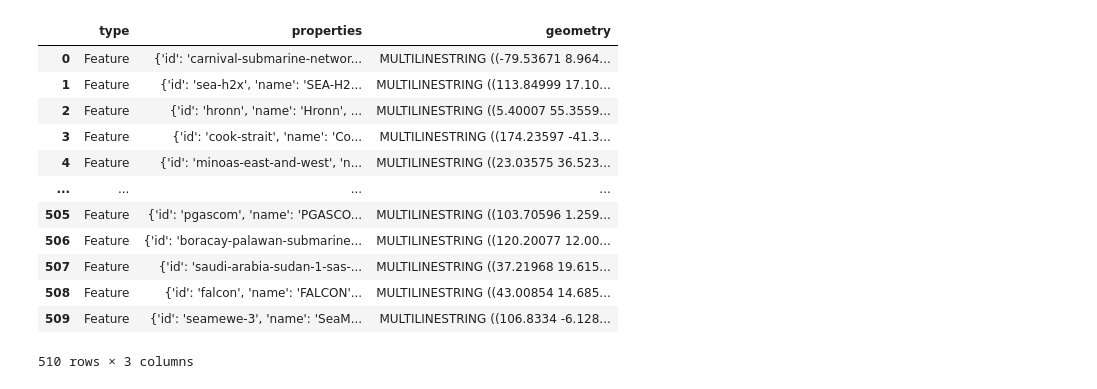
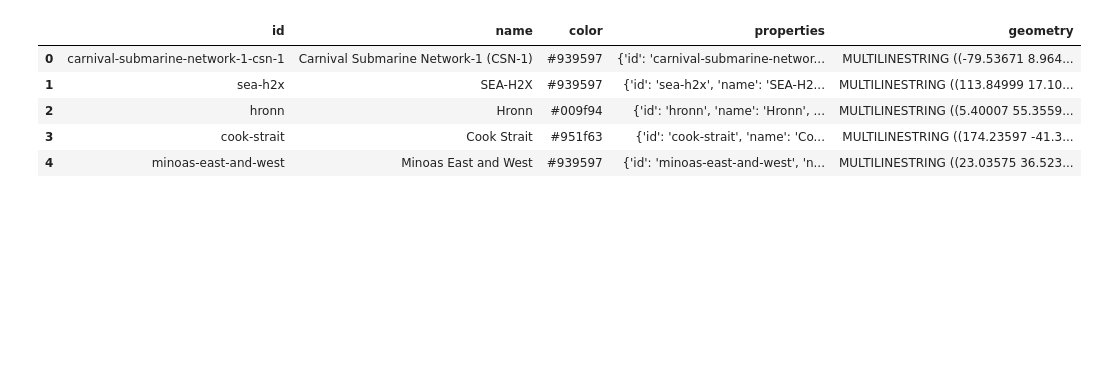
Before and after one commit to kovy21/qc-dsai, a Jupyter notebook: peter.ipynb, the cells around one changed output. Saved outputs shown, nothing was run; the diff lists cells and outputs as text; code cells hidden in the pictures; blank space fills up the shorter version.

Commit message:
Graph representation of data

```diff
--- a/peter.ipynb
+++ b/peter.ipynb
@@ -35,42 +30,40 @@ df_undersea
 # %%
 import geopandas as gpd
+
+# Geo-enrichment of the data
+
+gdf_undersea = df_undersea.copy(deep=False)
 
 name_list = []
 id_list = []
 color_list = []
 
 for i in df_undersea.index:
     name_i = df_undersea.loc[i].properties["name"]
     name_list.append(name_i)
     id_i = df_undersea.loc[i].properties["id"]
     id_list.append(id_i)
     color_i = df_undersea.loc[i].properties["color"]
     color_list.append(color_i)
 
 gdf_undersea["id"] = id_list
 gdf_undersea["name"] = name_list
 gdf_undersea["color"] = color_list
 
 geom_list = []
 for i in df_undersea.index:
     geom_i = MultiLineString(pd.DataFrame(data["features"]).geometry.loc[i]["coordinates"])
     geom_list.append(geom_i)
 
-gdf_undersea = df_undersea.copy(deep=False)
+
 gdf_undersea = gpd.GeoDataFrame(gdf_undersea, geometry = geom_list)
 gdf_undersea = gdf_undersea.set_crs(4326)
-gdf_undersea
+gdf_undersea = gdf_undersea[["id", "name", "color", "properties", "geometry"]]
+gdf_undersea.head()
 # %% [output]
-|  | type | properties | geometry |
-| 0 | Feature | {'id': 'carnival-submarine-networ... | MULTILINESTRING ((-79.53671 8.964... |
-| 1 | Feature | {'id': 'sea-h2x', 'name': 'SEA-H2... | MULTILINESTRING ((113.84999 17.10... |
-| 2 | Feature | {'id': 'hronn', 'name': 'Hronn', ... | MULTILINESTRING ((5.40007 55.3559... |
-| 3 | Feature | {'id': 'cook-strait', 'name': 'Co... | MULTILINESTRING ((174.23597 -41.3... |
-| 4 | Feature | {'id': 'minoas-east-and-west', 'n... | MULTILINESTRING ((23.03575 36.523... |
-| ... | ... | ... | ... |
-| 505 | Feature | {'id': 'pgascom', 'name': 'PGASCO... | MULTILINESTRING ((103.70596 1.259... |
-| 506 | Feature | {'id': 'boracay-palawan-submarine... | MULTILINESTRING ((120.20077 12.00... |
-| 507 | Feature | {'id': 'saudi-arabia-sudan-1-sas-... | MULTILINESTRING ((37.21968 19.615... |
-| 508 | Feature | {'id': 'falcon', 'name': 'FALCON'... | MULTILINESTRING ((43.00854 14.685... |
-| 509 | Feature | {'id': 'seamewe-3', 'name': 'SeaM... | MULTILINESTRING ((106.8334 -6.128... |
+|  | id | name | color | properties | geometry |
+| 0 | carnival-submarine-network-1-csn-1 | Carnival Submarine Network-1 (CSN-1) | #939597 | {'id': 'carnival-submarine-networ... | MULTILINESTRING ((-79.53671 8.964... |
+| 1 | sea-h2x | SEA-H2X | #939597 | {'id': 'sea-h2x', 'name': 'SEA-H2... | MULTILINESTRING ((113.84999 17.10... |
+| 2 | hronn | Hronn | #009f94 | {'id': 'hronn', 'name': 'Hronn', ... | MULTILINESTRING ((5.40007 55.3559... |
+| 3 | cook-strait | Cook Strait | #951f63 | {'id': 'cook-strait', 'name': 'Co... | MULTILINESTRING ((174.23597 -41.3... |
+| 4 | minoas-east-and-west | Minoas East and West | #939597 | {'id': 'minoas-east-and-west', 'n... | MULTILINESTRING ((23.03575 36.523... |
-510 rows × 3 columns
```
Also changed, not shown: parts of 17 cells of this notebook, 8 other files.
